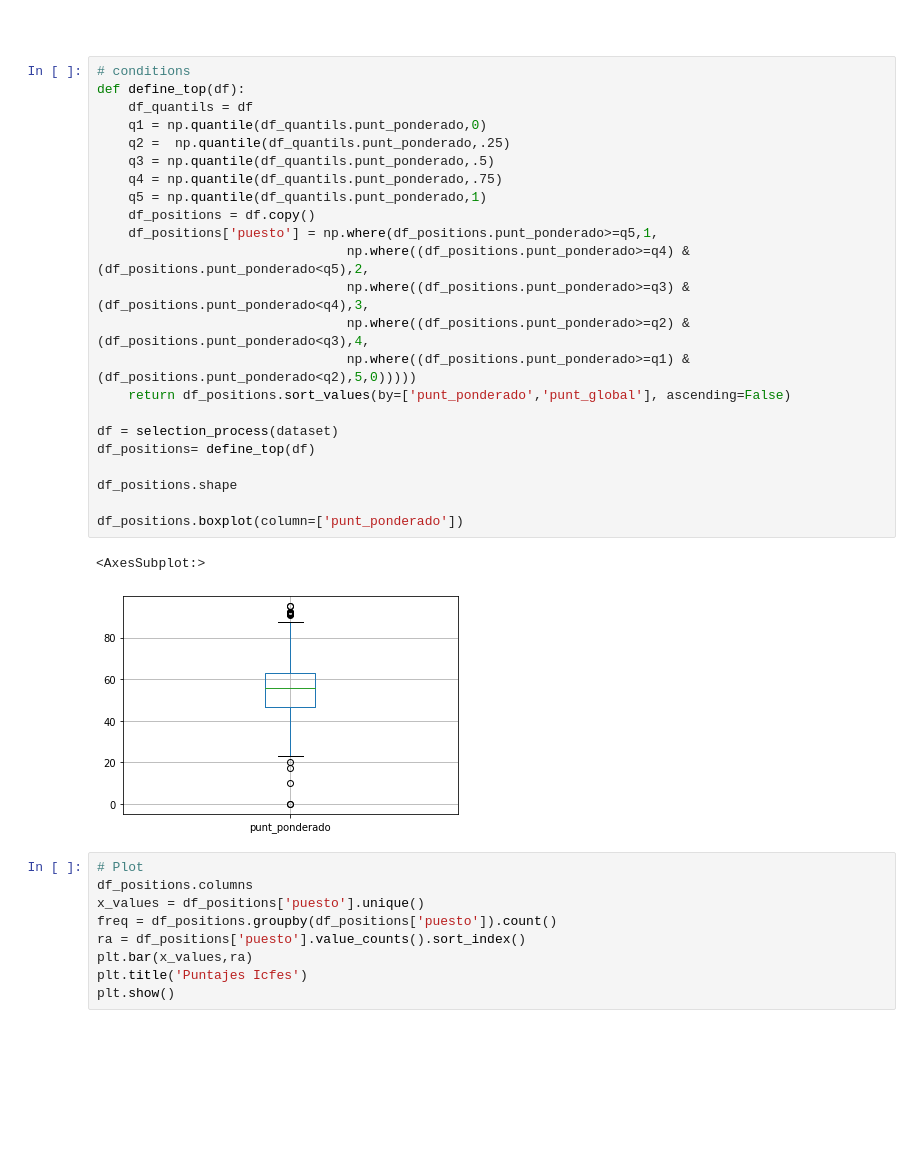
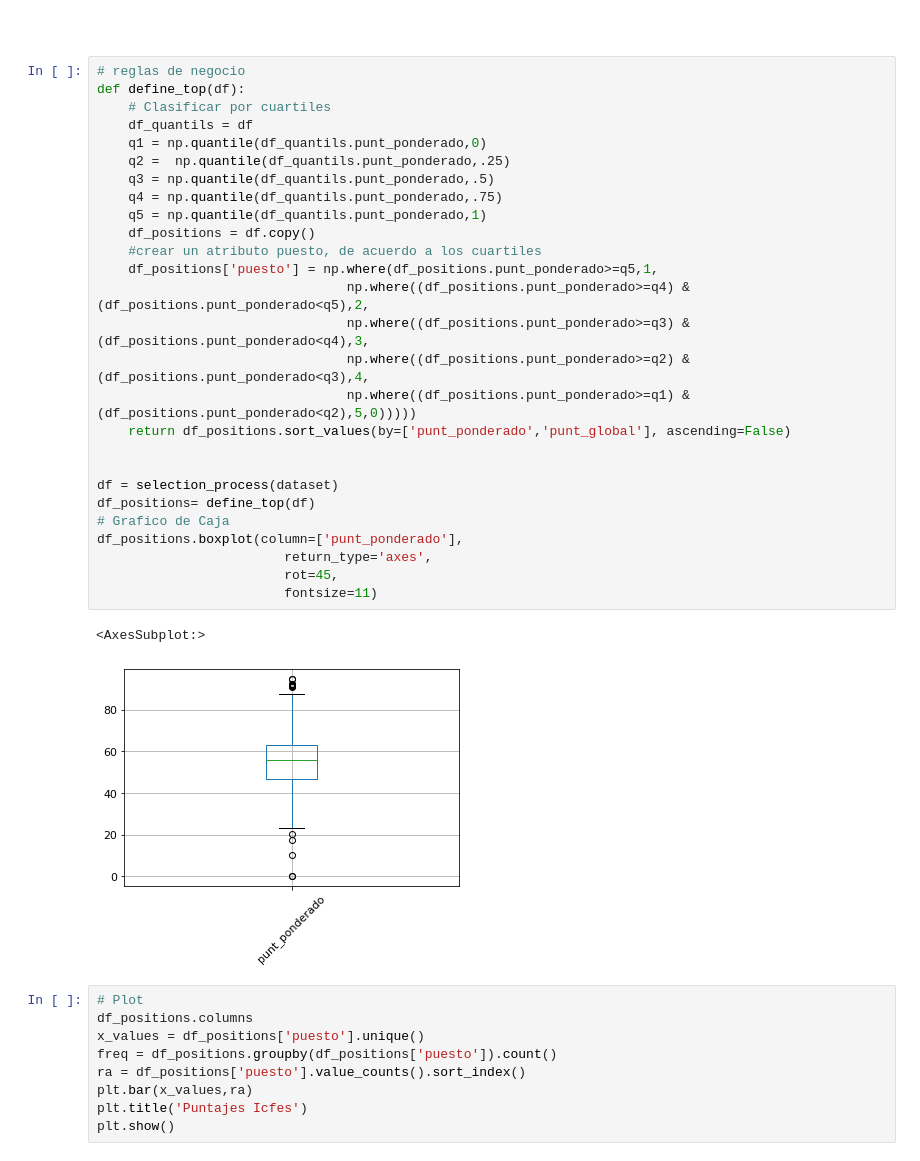
Before and after one commit to AlejoCJaimes/WebScrapper, a Jupyter notebook: recipe/PonderationUP.ipynb, the cells around one changed output. Saved outputs shown, nothing was run; the diff lists cells and outputs as text; blank space fills up the shorter version.

```diff
--- a/recipe/PonderationUP.ipynb
+++ b/recipe/PonderationUP.ipynb
@@ -87,31 +87,35 @@ para la cual se tiene que:
 # %% [markdown]
 #
 # %%
-# conditions
+# reglas de negocio
 def define_top(df):
+    # Clasificar por cuartiles
     df_quantils = df
     q1 = np.quantile(df_quantils.punt_ponderado,0)
     q2 =  np.quantile(df_quantils.punt_ponderado,.25)
     q3 = np.quantile(df_quantils.punt_ponderado,.5)
     q4 = np.quantile(df_quantils.punt_ponderado,.75)
     q5 = np.quantile(df_quantils.punt_ponderado,1)
     df_positions = df.copy()
+    #crear un atributo puesto, de acuerdo a los cuartiles
     df_positions['puesto'] = np.where(df_positions.punt_ponderado>=q5,1,
                                 np.where((df_positions.punt_ponderado>=q4) & (df_positions.punt_ponderado<q5),2,
                                 np.where((df_positions.punt_ponderado>=q3) & (df_positions.punt_ponderado<q4),3,
                                 np.where((df_positions.punt_ponderado>=q2) & (df_positions.punt_ponderado<q3),4,
                                 np.where((df_positions.punt_ponderado>=q1) & (df_positions.punt_ponderado<q2),5,0)))))
     return df_positions.sort_values(by=['punt_ponderado','punt_global'], ascending=False)
 
+
 df = selection_process(dataset)
 df_positions= define_top(df)
-
-df_positions.shape
-
-df_positions.boxplot(column=['punt_ponderado'])
+# Grafico de Caja
+df_positions.boxplot(column=['punt_ponderado'],
+                        return_type='axes',
+                        rot=45,
+                        fontsize=11)
 # %% [output]
 <AxesSubplot:>
-[figure, old version]
+[figure, new version]
 # %%
 # Plot
 df_positions.columns
```
Also changed, not shown: parts of 10 cells of this notebook, 1 other file.
